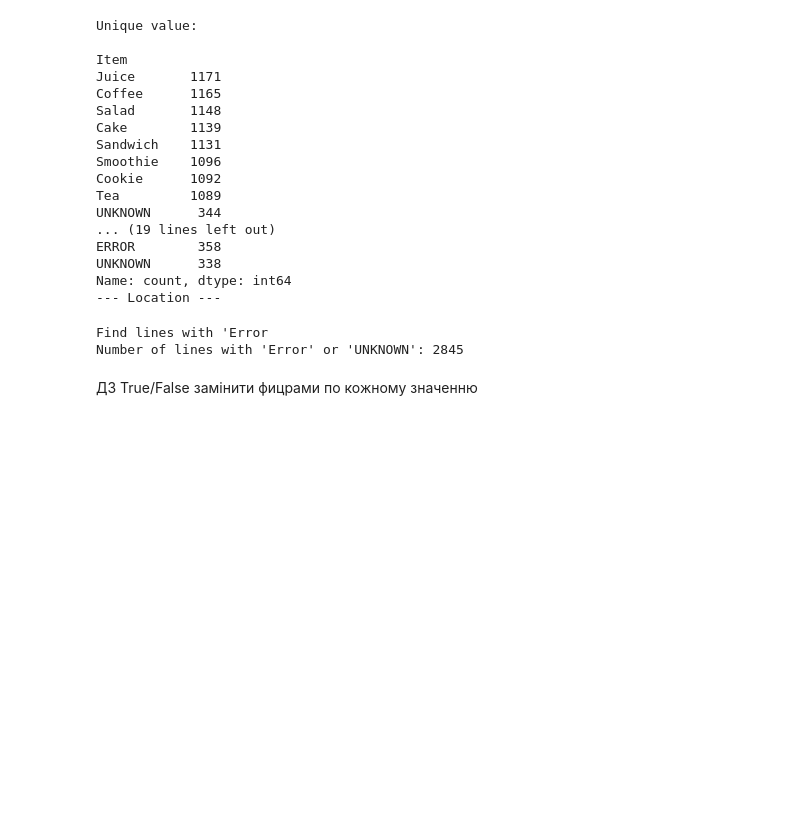
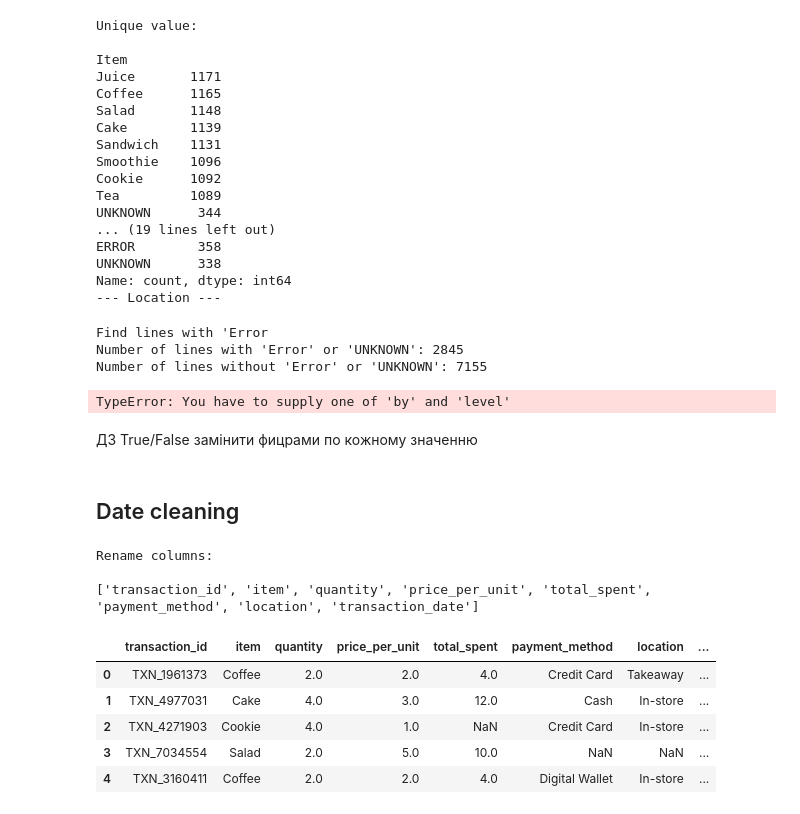
Before and after one commit to T-Svitlichna/Analysis_Cafe_Sales, a Jupyter notebook: EDA_Cafe_Sales.ipynb, the cells around one changed output. Cells and saved outputs as stored; diff of their text form; code cells hidden in the pictures; blank space fills up the shorter version.

```diff
--- a/EDA_Cafe_Sales.ipynb
+++ b/EDA_Cafe_Sales.ipynb
@@ -153,10 +153,44 @@ Name: count, dtype: int64
 --- Location ---
 # %%
 print("Find lines with 'Error" or 'UNKNOW')
-masr_er = df.isin(['ERROR', 'UNKNOWN']).any(axis=1).sum()
-print(f"Number of lines with 'Error' or 'UNKNOWN': {masr_er}")
+masr_er = df.isin(['ERROR', 'UNKNOWN']).any(axis=1)
+print(f"Number of lines with 'Error' or 'UNKNOWN': {masr_er.value_counts()[True]}")
+print(f"Number of lines without 'Error' or 'UNKNOWN': {masr_er.value_counts()[False]}")
+print(df.groupby()[masr_er])
 # %% [output]
 Find lines with 'Error
 Number of lines with 'Error' or 'UNKNOWN': 2845
+Number of lines without 'Error' or 'UNKNOWN': 7155
+TypeError: You have to supply one of 'by' and 'level'
 # %% [markdown]
 ДЗ True/False  замінити фицрами по кожному значенню
+# %% [markdown]
+## Date cleaning
+# %%
+print("Rename columns:\n")
+#df.columns = df.str.strip()
+df = df.rename(columns={'Transaction ID':'transaction_id',
+                        'Item':'item',
+                        'Quantity':'quantity',
+                        'Price Per Unit':'price_per_unit',
+                        'Total Spent':'total_spent',
+                        'Payment Method':'payment_method',
+                        'Location':'location',
+                        'Transaction Date':'transaction_date',
+      })
+print(list(df.columns))
+# %% [output]
+Rename columns:
+
+['transaction_id', 'item', 'quantity', 'price_per_unit', 'total_spent', 'payment_method', 'location', 'transaction_date']
+# %%
+#'ERROR'/'UNKNOW -> NaN
+df.replace(['ERROR', 'UNKNOWN', 'error', 'unknown', ' '], np.nan, inplace=True)
+df.head()
+# %% [output]
+|  | transaction_id | item | quantity | price_per_unit | total_spent | payment_method | location | ... |
+| 0 | TXN_1961373 | Coffee | 2.0 | 2.0 | 4.0 | Credit Card | Takeaway | ... |
+| 1 | TXN_4977031 | Cake | 4.0 | 3.0 | 12.0 | Cash | In-store | ... |
+| 2 | TXN_4271903 | Cookie | 4.0 | 1.0 | NaN | Credit Card | In-store | ... |
+| 3 | TXN_7034554 | Salad | 2.0 | 5.0 | 10.0 | NaN | NaN | ... |
+| 4 | TXN_3160411 | Coffee | 2.0 | 2.0 | 4.0 | Digital Wallet | In-store | ... |
```
Also changed, not shown: parts of 8 cells of this notebook.
